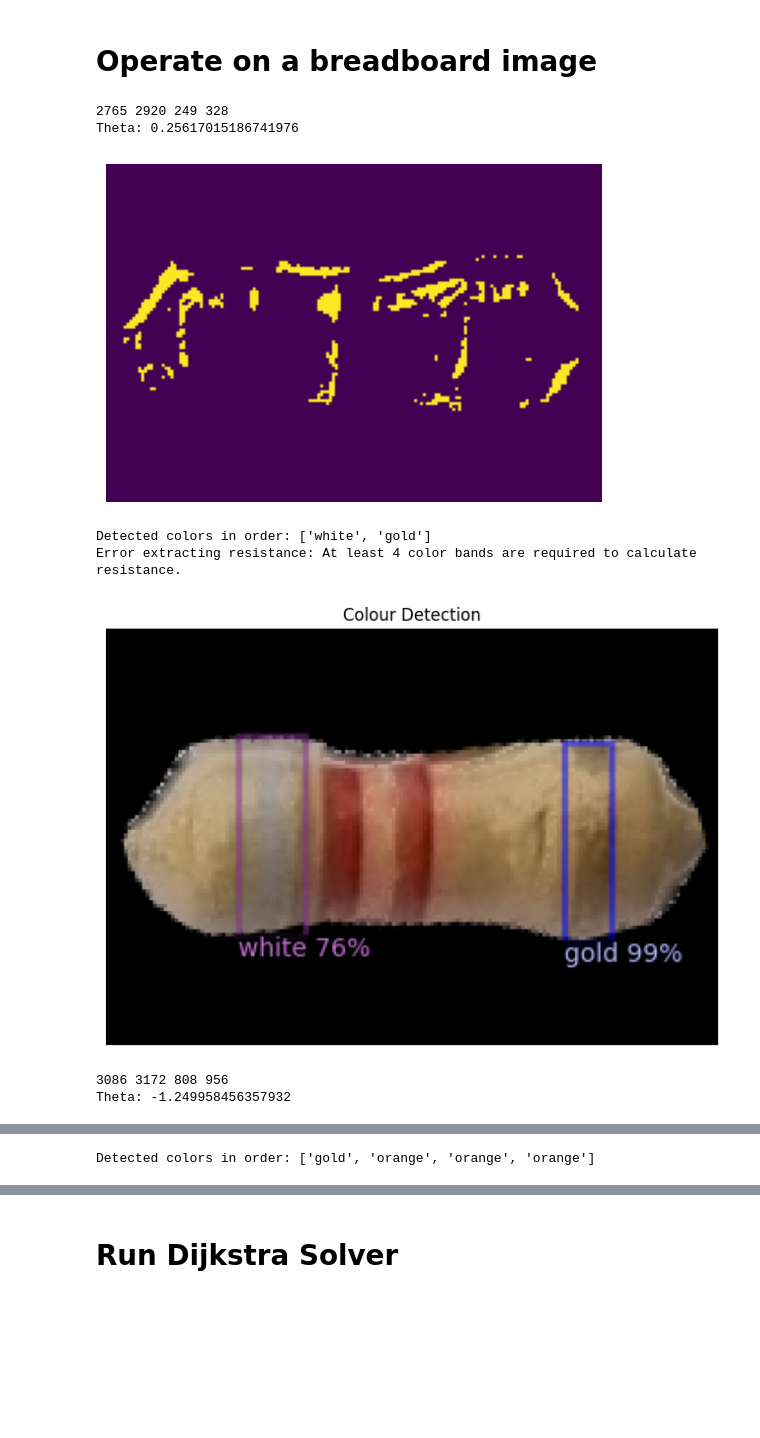
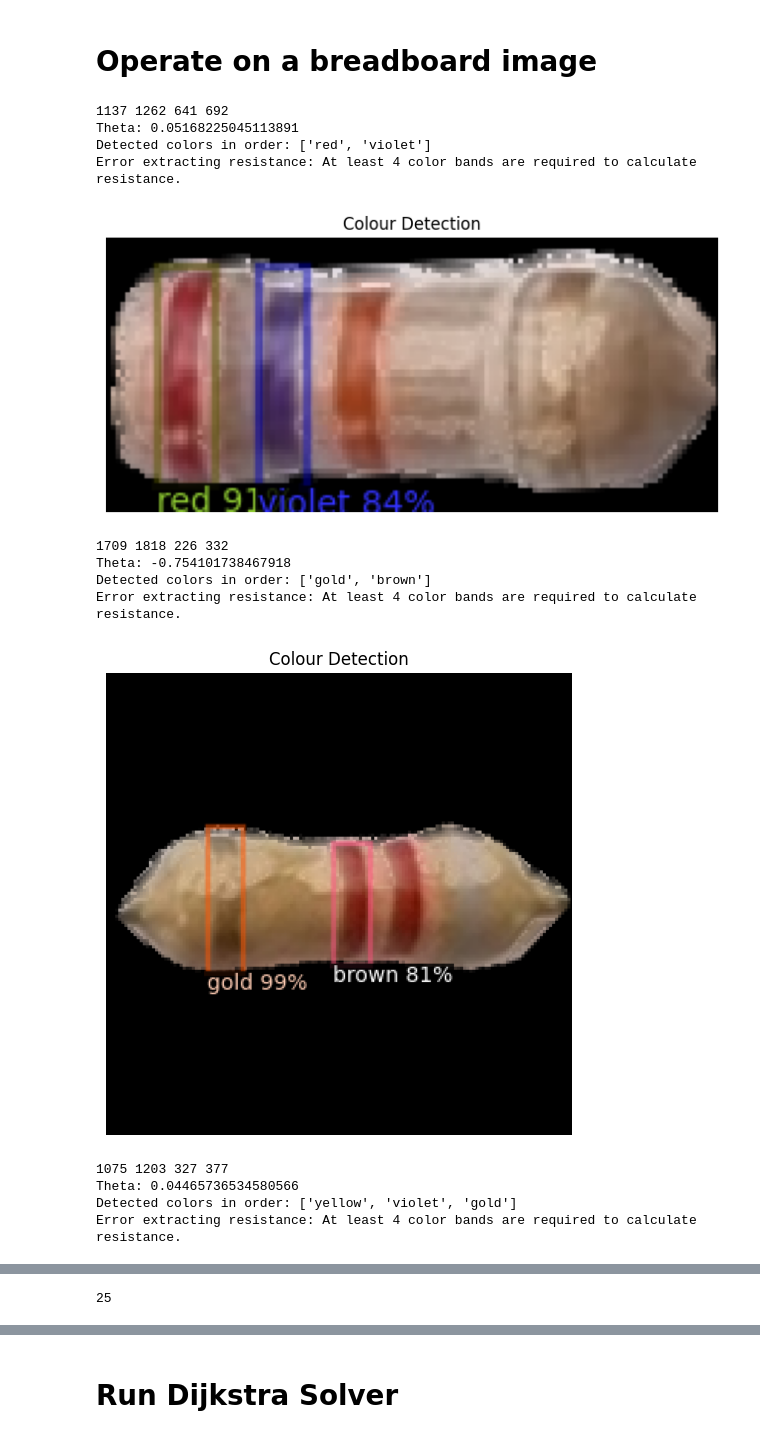
Before and after one commit to AlexMIaoPU/remote-lab, a Jupyter notebook: Resistor_pipeline_local.ipynb, the cells around one changed output, grey strips where cells are left out. Drawn from its saved outputs; the diff is of its cells as text; code cells hidden in the pictures; blank space fills up the shorter version.

```diff
--- a/Resistor_pipeline_local.ipynb
+++ b/Resistor_pipeline_local.ipynb
@@ -269,7 +269,7 @@ from ResistorProcessing import image_horitzontal_alignment, remove_glare, extrac
 from Grid import grid_generation, get_masked_grid_points, classify_grid_points, visualise_classified_grid_points
 
 # Choose an image path
-image_path = "test_images/wire2.jpg"
+image_path = "test_images/wire6.jpg"
 
 im = cv2.imread(image_path)
 
@@ -326,38 +326,44 @@ plt.figure(figsize=(10,6))
 plt.imshow(cv2.cvtColor(grid_img, cv2.COLOR_BGR2RGB))
 plt.title("Grid")
 plt.axis("off")
 plt.show()
 
 # dilate the masks to cover larger area
 size = int(grid_size/4) * 2 + 1
 print(size)
 kernel = np.ones((size,size),np.uint8)
 masks_dilated = []
 for mask in masks:
     dilated_mask = cv2.dilate(mask.astype(np.uint8), kernel, iterations=1)
     masks_dilated.append(dilated_mask.astype(bool))
 
 
 # get image dimensions
 height, width = im.shape[:2]
 
 gps = classify_grid_points(im, intersections, grid_size, height, width)
 
 # Show all mask covered grid points
 masked_grid_points = get_masked_grid_points(gps, masks_dilated)
 
 class_grid_im = visualise_classified_grid_points(im, gps)
 plt.figure(figsize=(10,6))
 plt.imshow(cv2.cvtColor(class_grid_im, cv2.COLOR_BGR2RGB))
 plt.title("Classified Grid")
 plt.axis("off")
 plt.show()
 # %% [output]
-2765 2920 249 328
-Theta: 0.25617015186741976
+1137 1262 641 692
+Theta: 0.05168225045113891
+Detected colors in order: ['red', 'violet']
+Error extracting resistance: At least 4 color bands are required to calculate resistance.
-[figure, old version]
+[figure, new version]
-Detected colors in order: ['white', 'gold']
+1709 1818 226 332
+Theta: -0.754101738467918
+Detected colors in order: ['gold', 'brown']
 Error extracting resistance: At least 4 color bands are required to calculate resistance.
-[figure, old version]
+[figure, new version]
-3086 3172 808 956
-Theta: -1.249958456357932
+1075 1203 327 377
+Theta: 0.04465736534580566
+Detected colors in order: ['yellow', 'violet', 'gold']
+Error extracting resistance: At least 4 color bands are required to calculate resistance.
@@ -370 +379 @@ Theta: 1.1987842358326948
-Detected colors in order: ['gold', 'orange', 'orange', 'orange']
+25
```
Also changed, not shown: parts of 5 cells of this notebook, 26 other files.
